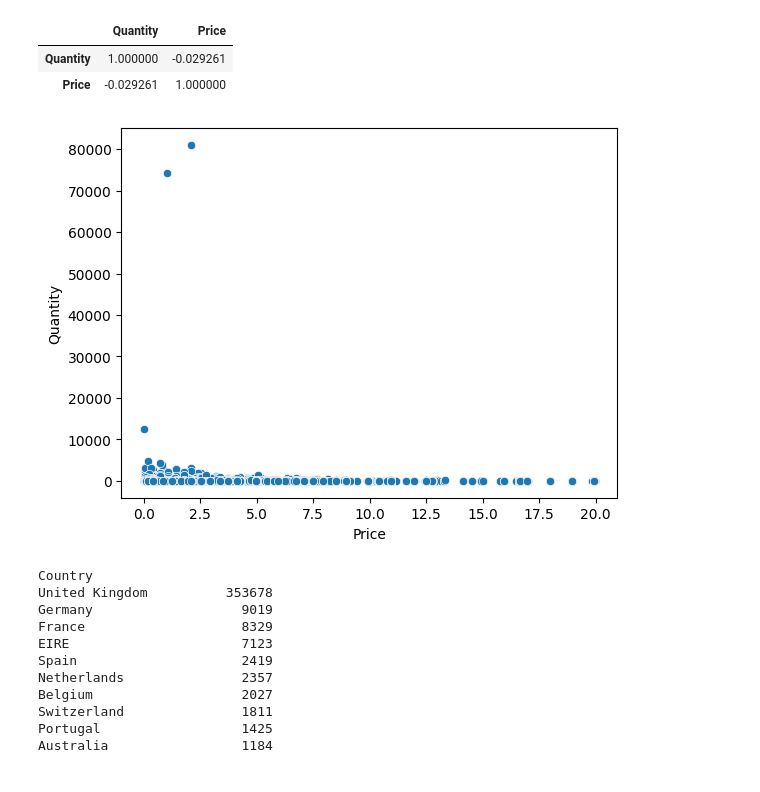
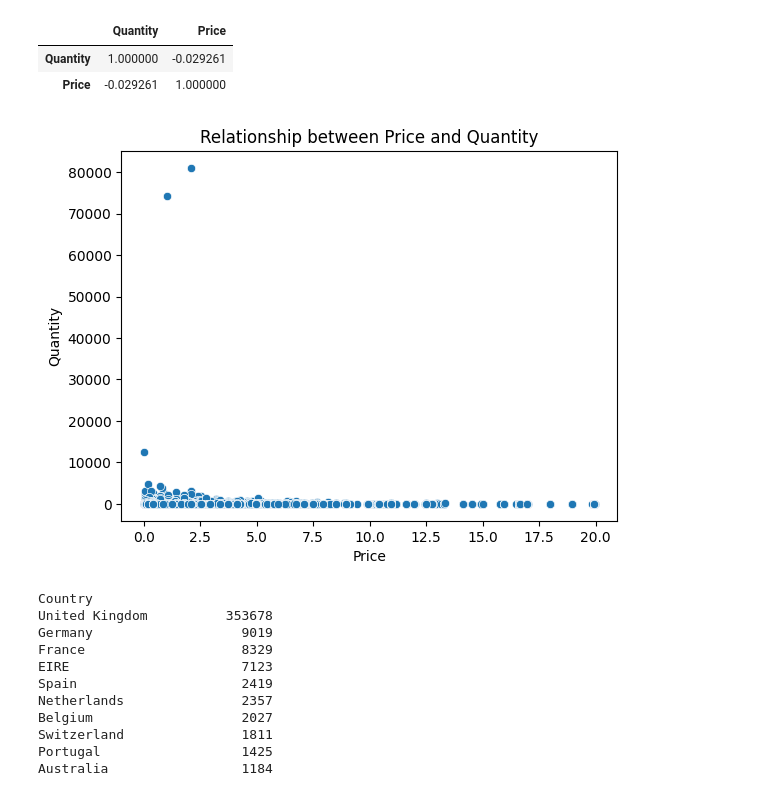
Before and after one commit to shaq31415926/Sep-Bootcamp, a Jupyter notebook: week2/day2/notebooks/01-intro-to-maths-stats-live-coding.ipynb, the cells around one changed output. Cells and saved outputs as stored; diff of their text form; code cells hidden in the pictures.

```diff
--- a/week2/day2/notebooks/01-intro-to-maths-stats-live-coding.ipynb
+++ b/week2/day2/notebooks/01-intro-to-maths-stats-live-coding.ipynb
@@ -261,7 +265,8 @@ online_retail_history.corr(numeric_only = True)
 | Quantity | 1.000000 | -0.029261 |
 | Price | -0.029261 | 1.000000 |
 # %%
-sns.scatterplot(y='Quantity', x='Price', data=online_retail_history);
+sns.scatterplot(x='Price', y='Quantity', data=online_retail_history)
+plt.title("Relationship between Price and Quantity");
 # %% [output]
-[figure, old version]
+[figure, new version]
 # %%
```
Also changed, not shown: parts of 6 cells of this notebook.
